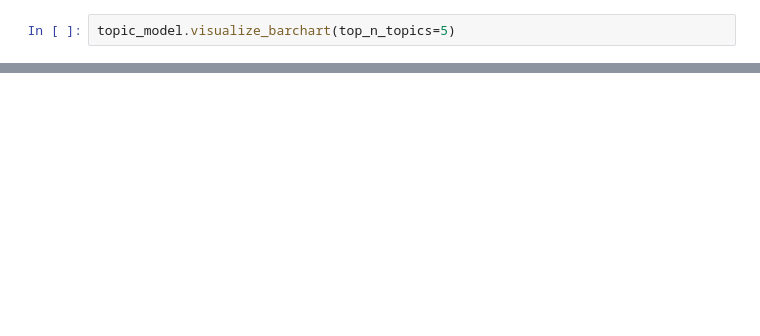
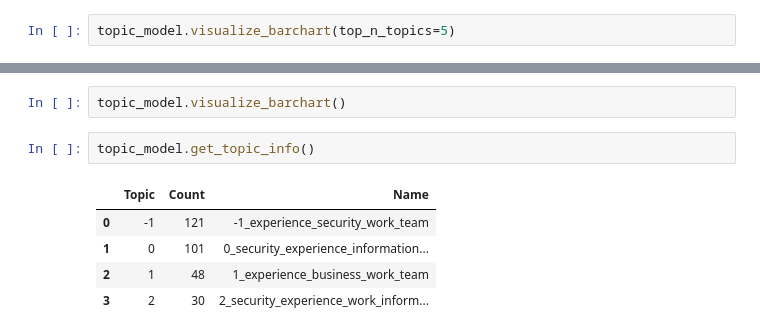
Before and after one commit to hannahabraham-gmu/Scape-Save-DAEN690, a Jupyter notebook: bertopic_careeronestop.ipynb, the cells around one changed output, grey strips where cells are left out. Saved outputs shown, nothing was run; the diff lists cells and outputs as text; blank space fills up the shorter version.

```diff
--- a/bertopic_careeronestop.ipynb
+++ b/bertopic_careeronestop.ipynb
@@ -68,0 +93,10 @@ freq
+# %%
+topic_model.visualize_barchart()
+# %%
+topic_model.get_topic_info()
+# %% [output]
+|  | Topic | Count | Name |
+| 0 | -1 | 121 | -1_experience_security_work_team |
+| 1 | 0 | 101 | 0_security_experience_information... |
+| 2 | 1 | 48 | 1_experience_business_work_team |
+| 3 | 2 | 30 | 2_security_experience_work_inform... |
```
Also changed, not shown: parts of 12 cells of this notebook.
